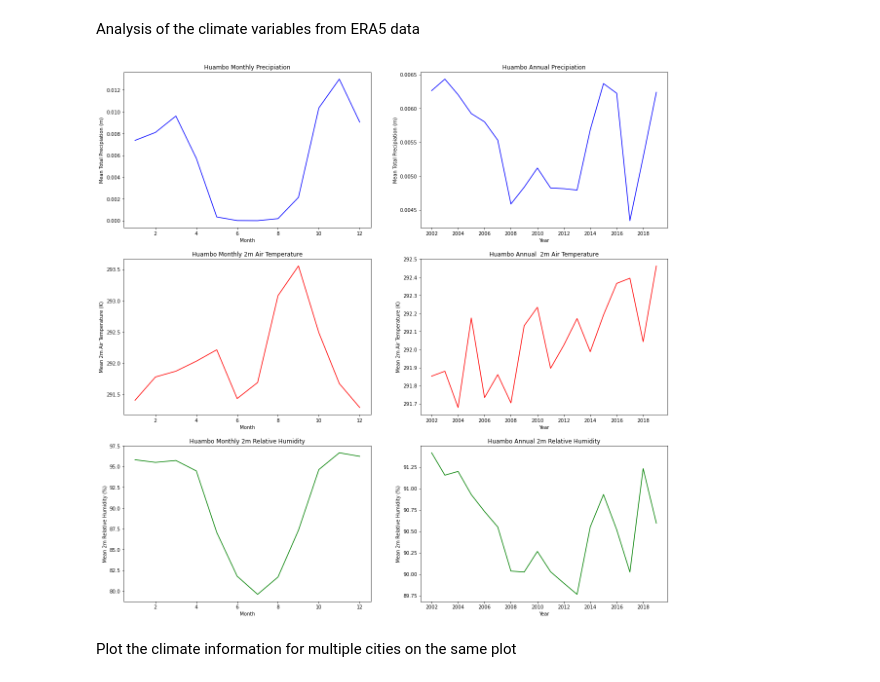
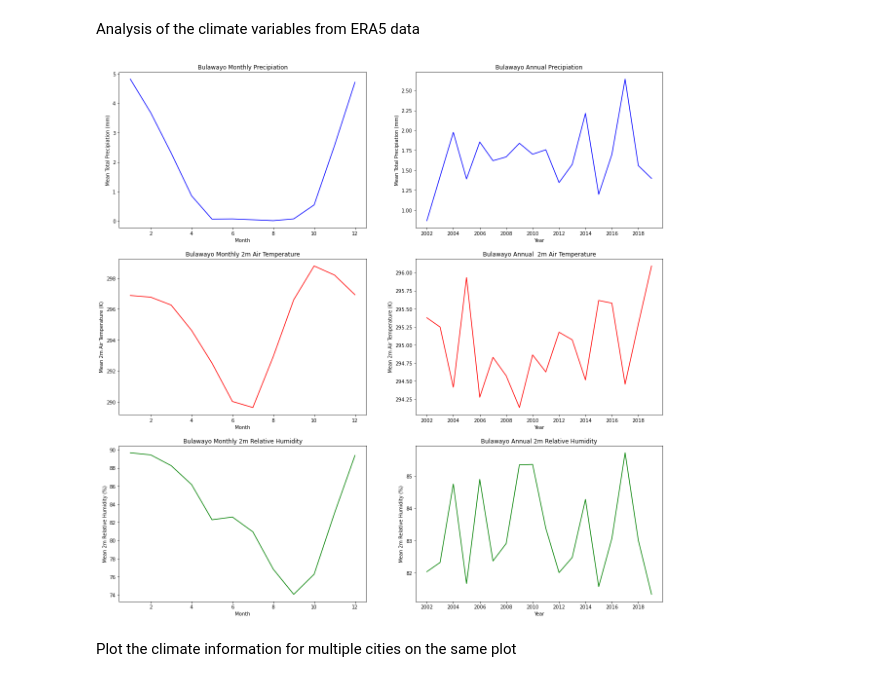
Before and after one commit to SarahBerk-github/MODIS_Gaussian, a Jupyter notebook: Climate_ERA5_Analysis_2020_12.ipynb, the cells around one changed output. Drawn from its saved outputs; the diff is of its cells as text; code cells hidden in the pictures.

Commit message:
separate graphs for each city, overall split over 2

```diff
--- a/Climate_ERA5_Analysis_2020_12.ipynb
+++ b/Climate_ERA5_Analysis_2020_12.ipynb
@@ -12,16 +12,16 @@ from matplotlib import ticker
 from matplotlib.ticker import MaxNLocator
 # %%
 #Set path to where the data is
-CITY_COUNTRY = 'HUAMBO_ANGOLA'     ##this needs to be manually changed to define which city
+CITY_COUNTRY = 'BULAWAYO_ZIMBABWE'     ##this needs to be manually changed to define which city
 
 ######################################################################################################
 #load in csv of city lons and lats
 os.chdir(os.path.join(et.io.HOME, 'Documents', 'Python_Scripts', 'PROJECT'))
 CITY_COUNTRY_lat_lon = pd.read_excel('CITY_COUNTRY_lat_lon.xlsx', index_col=None)
 #set the city latitude and longitudes
-City_Lat = CITY_COUNTRY_lat_lon[CITY_COUNTRY_lat_lon['CITY_COUNTRY'] == CITY_COUNTRY]['Lat'][0]
-City_Lon = CITY_COUNTRY_lat_lon[CITY_COUNTRY_lat_lon['CITY_COUNTRY'] == CITY_COUNTRY]['Lon'][0]
-City_name = CITY_COUNTRY_lat_lon[CITY_COUNTRY_lat_lon['CITY_COUNTRY'] == CITY_COUNTRY]['City'][0]
+City_Lat = CITY_COUNTRY_lat_lon[CITY_COUNTRY_lat_lon['CITY_COUNTRY'] == CITY_COUNTRY]['Lat'].values[0]
+City_Lon = CITY_COUNTRY_lat_lon[CITY_COUNTRY_lat_lon['CITY_COUNTRY'] == CITY_COUNTRY]['Lon'].values[0]
+City_name = CITY_COUNTRY_lat_lon[CITY_COUNTRY_lat_lon['CITY_COUNTRY'] == CITY_COUNTRY]['City'].values[0]
 #set the directory
 os.chdir(os.path.join(et.io.HOME, 'Documents', 'Python_Scripts', 'PROJECT', 'ERA5', CITY_COUNTRY))
 
@@ -80,42 +80,42 @@ yearly_averages.drop(yearly_averages.tail(1).index,inplace=True) # drop last row
 
 fig, axes = plt.subplots(nrows = 3,ncols = 2, figsize=(20, 20))
 
-axes[0,0].plot(monthly_averages.tp, 'b')
+axes[0,0].plot(1000*monthly_averages.tp, 'b')
 axes[0,0].set_title('{} Monthly Precipiation'.format(City_name))
-axes[0,0].set(xlabel = 'Month', ylabel = 'Mean Total Precipiation (m)')
+axes[0,0].set(xlabel = 'Month', ylabel = 'Mean Total Precipiation (mm)')
 
-axes[0,1].plot(yearly_averages.tp, 'b')
+axes[0,1].plot(1000*yearly_averages.tp, 'b')
 axes[0,1].set_title('{} Annual Precipiation'.format(City_name))
-axes[0,1].set(xlabel = 'Year', ylabel = 'Mean Total Precipiation (m)')
+axes[0,1].set(xlabel = 'Year', ylabel = 'Mean Total Precipiation (mm)')
 
 axes[1,0].plot(monthly_averages.t2m, 'r')
 axes[1,0].set_title('{} Monthly 2m Air Temperature'.format(City_name))
 axes[1,0].set(xlabel = 'Month', ylabel = 'Mean 2m Air Temperature (K)')
 
 axes[1,1].plot(yearly_averages.t2m, 'r')
 axes[1,1].set_title('{} Annual  2m Air Temperature'.format(City_name))
 axes[1,1].set(xlabel = 'Year', ylabel = 'Mean 2m Air Temperature (K)')
 
 axes[2,0].plot(monthly_averages.rh, 'g')
 axes[2,0].set_title('{} Monthly 2m Relative Humidity'.format(City_name))
 axes[2,0].set(xlabel = 'Month', ylabel = 'Mean 2m Relative Humidity (%)')
 
 axes[2,1].plot(yearly_averages.rh, 'g')
 axes[2,1].set_title('{} Annual 2m Relative Humidity'.format(City_name))
 axes[2,1].set(xlabel = 'Year', ylabel = 'Mean 2m Relative Humidity (%)')
 
 
 xa = axes[0,1].get_xaxis()
 xa.set_major_locator(MaxNLocator(integer=True)) #make sure the y axis sticks to integers as is by year
 xa = axes[1,1].get_xaxis()
 xa.set_major_locator(MaxNLocator(integer=True))
 xa = axes[2,1].get_xaxis()
 xa.set_major_locator(MaxNLocator(integer=True))
 
 #save the plot as a png
 plt.savefig('era5_clim_trends.png')
 # %% [output]
-[figure, old version]
+[figure, new version]
 # %% [markdown]
 Plot the climate information for multiple cities on the same plot
 # %%
```
Also changed, not shown: parts of 3 cells of this notebook.
